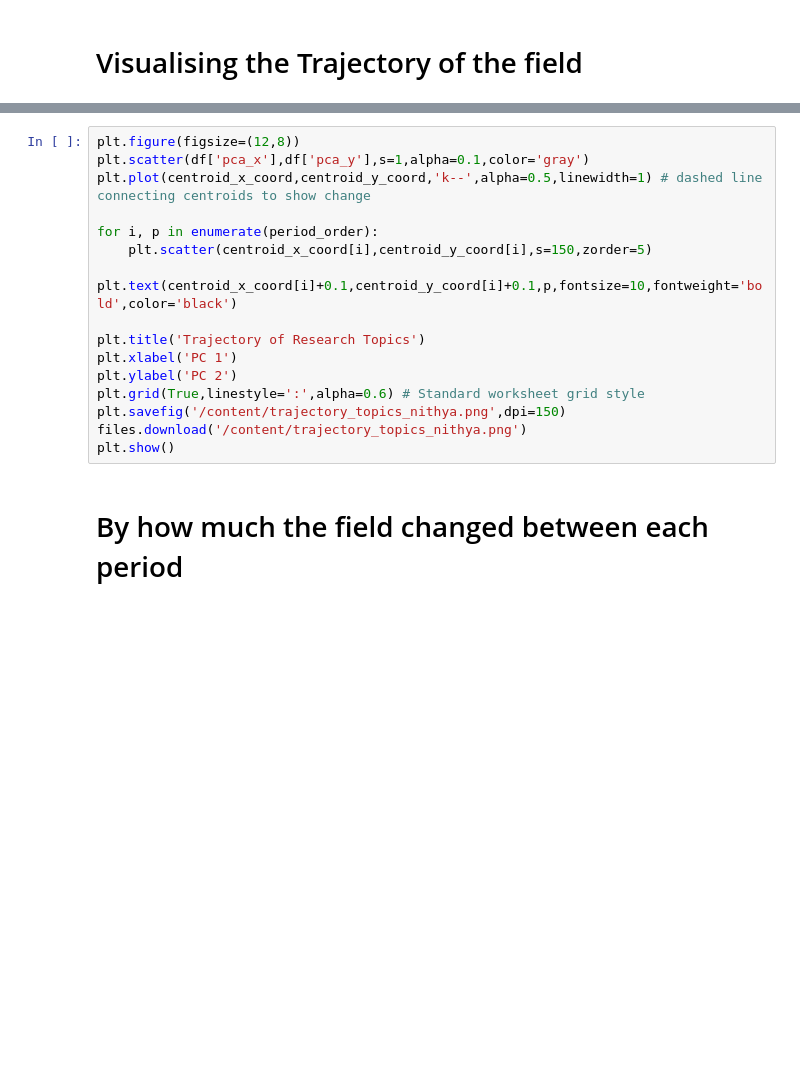
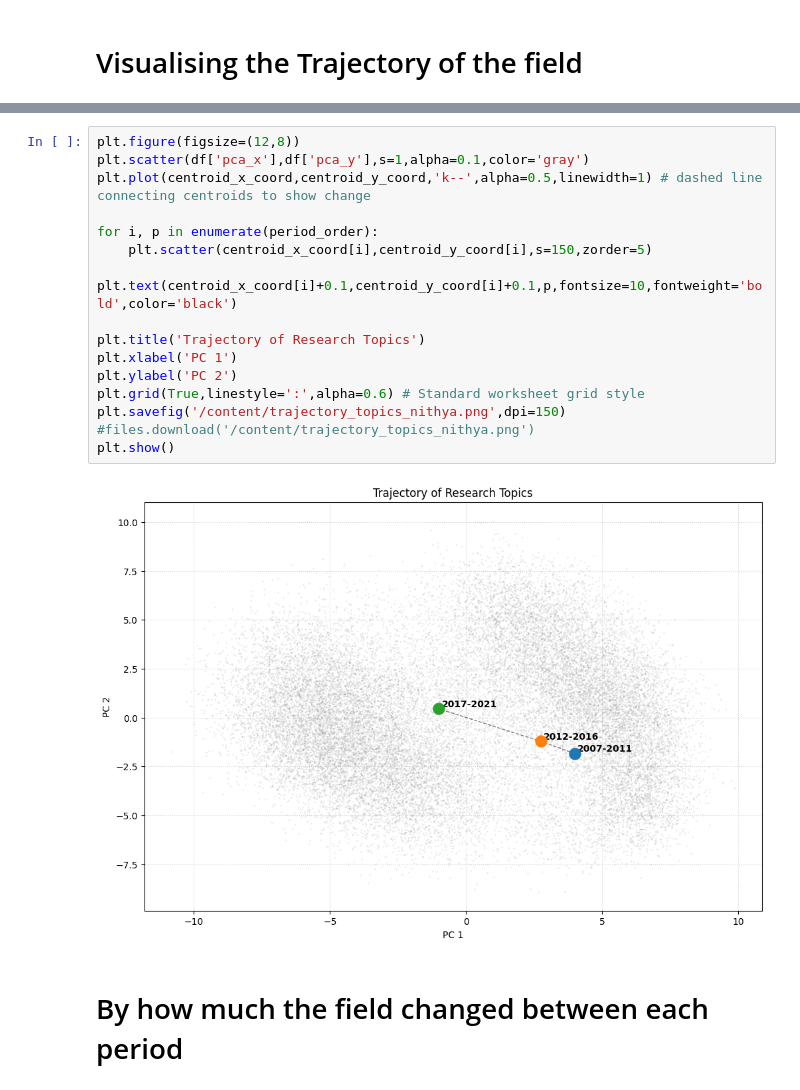
Before and after one commit to rohan-crypto/Text_Analytics_Team33_Task3, a Jupyter notebook: notebooks/SBERT_Nithya.ipynb, the cells around one changed output, grey strips where cells are left out. Saved outputs shown, nothing was run; the diff lists cells and outputs as text; blank space fills up the shorter version.

```diff
--- a/notebooks/SBERT_Nithya.ipynb
+++ b/notebooks/SBERT_Nithya.ipynb
@@ -253,19 +493,21 @@ for p in period_order:
 # %%
 plt.figure(figsize=(12,8))
 plt.scatter(df['pca_x'],df['pca_y'],s=1,alpha=0.1,color='gray')
 plt.plot(centroid_x_coord,centroid_y_coord,'k--',alpha=0.5,linewidth=1) # dashed line connecting centroids to show change
 
 for i, p in enumerate(period_order):
     plt.scatter(centroid_x_coord[i],centroid_y_coord[i],s=150,zorder=5)
     plt.text(centroid_x_coord[i]+0.1,centroid_y_coord[i]+0.1,p,fontsize=10,fontweight='bold',color='black')
 
 plt.title('Trajectory of Research Topics')
 plt.xlabel('PC 1')
 plt.ylabel('PC 2')
 plt.grid(True,linestyle=':',alpha=0.6) # Standard worksheet grid style
 plt.savefig('/content/trajectory_topics_nithya.png',dpi=150)
-files.download('/content/trajectory_topics_nithya.png')
+#files.download('/content/trajectory_topics_nithya.png')
 plt.show()
+# %% [output]
+[figure, added]
 # %% [markdown]
 # By how much the field changed between each period
 # %%
```
Also changed, not shown: parts of 42 cells of this notebook, 10 other files.
